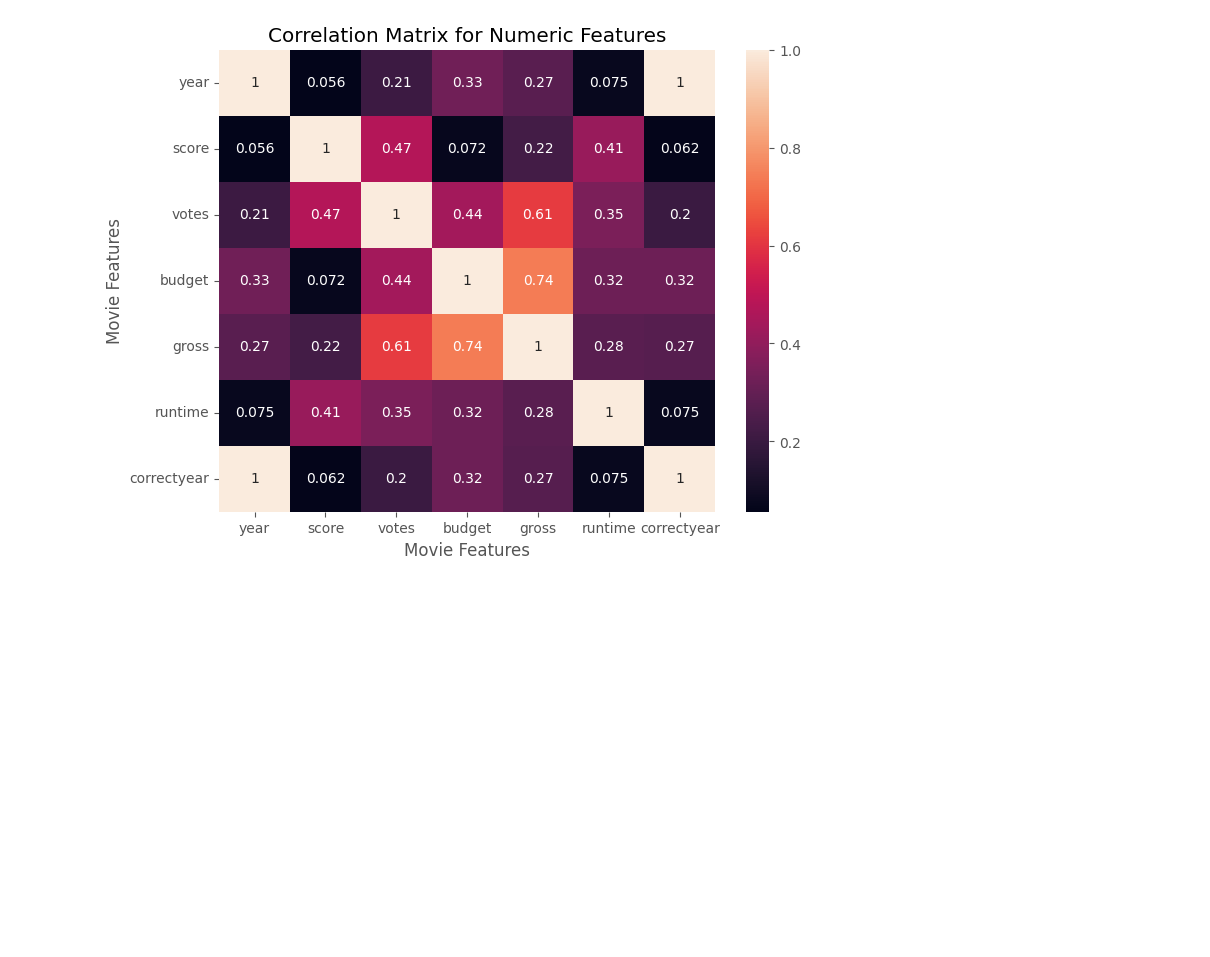
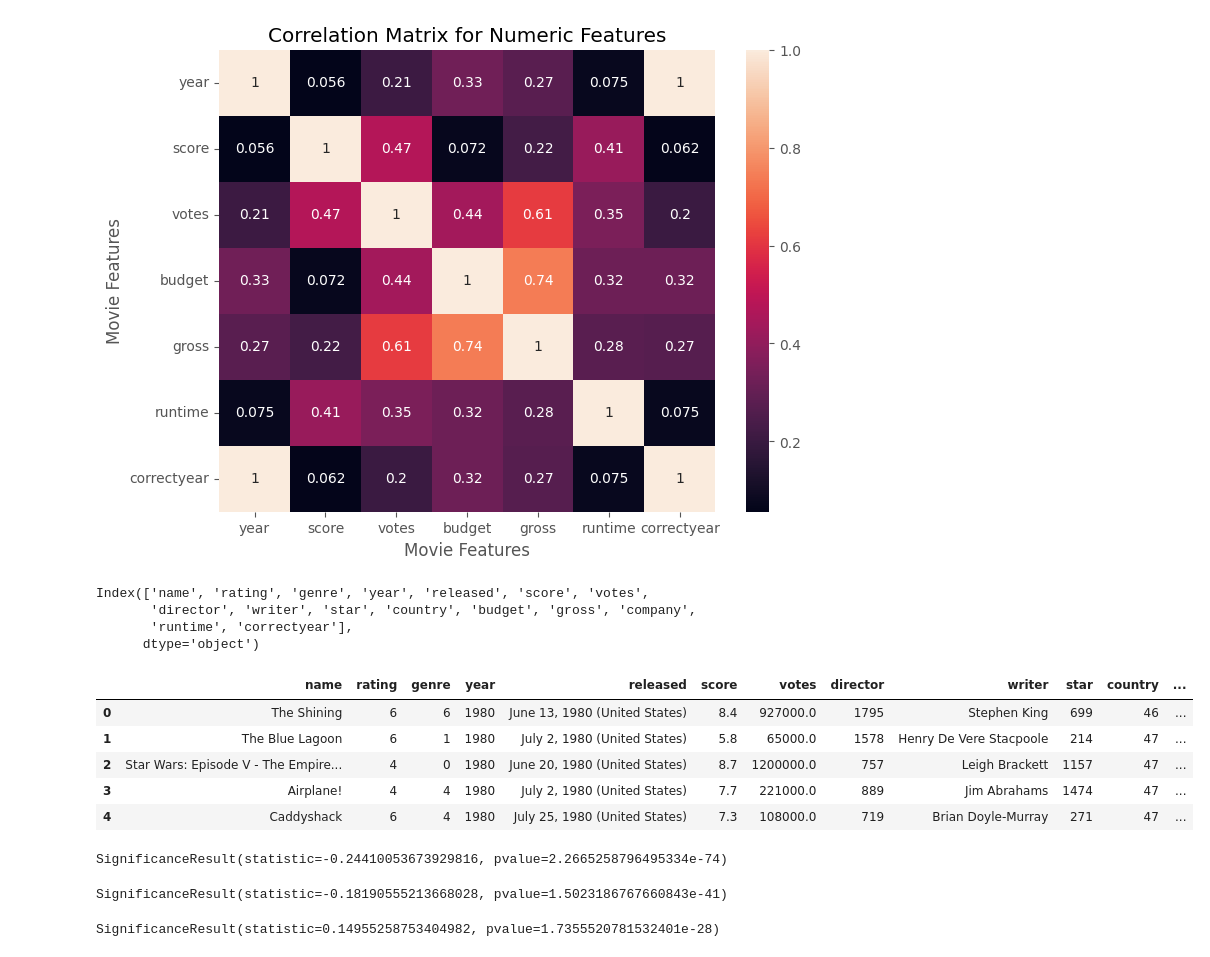
Before and after one commit to ShanmugavelGs/Data-Analysis-Projects, a Jupyter notebook: Correlation.ipynb, the cells around one changed output. Drawn from its saved outputs; the diff is of its cells as text; code cells hidden in the pictures; blank space fills up the shorter version.

```diff
--- a/Correlation.ipynb
+++ b/Correlation.ipynb
@@ -197,0 +195,29 @@ plt.show()
+# %%
+
+le = preprocessing.LabelEncoder()
+df['genre'] = le.fit_transform(df['genre'])
+df['rating']= le.fit_transform(df['rating'])
+df['country']= le.fit_transform(df['country'])
+df['company']= le.fit_transform(df['company'])
+df['director']= le.fit_transform(df['director'])
+df['star']= le.fit_transform(df['star'])
+# %%
+df.columns
+# %% [output]
+Index(['name', 'rating', 'genre', 'year', 'released', 'score', 'votes',
+       'director', 'writer', 'star', 'country', 'budget', 'gross', 'company',
+       'runtime', 'correctyear'],
+      dtype='object')
+# %%
+df.head()
+# %% [output]
+|  | name | rating | genre | year | released | score | votes | director | writer | star | country | ... |
+| 0 | The Shining | 6 | 6 | 1980 | June 13, 1980 (United States) | 8.4 | 927000.0 | 1795 | Stephen King | 699 | 46 | ... |
+| 1 | The Blue Lagoon | 6 | 1 | 1980 | July 2, 1980 (United States) | 5.8 | 65000.0 | 1578 | Henry De Vere Stacpoole | 214 | 47 | ... |
+| 2 | Star Wars: Episode V - The Empire... | 4 | 0 | 1980 | June 20, 1980 (United States) | 8.7 | 1200000.0 | 757 | Leigh Brackett | 1157 | 47 | ... |
+| 3 | Airplane! | 4 | 4 | 1980 | July 2, 1980 (United States) | 7.7 | 221000.0 | 889 | Jim Abrahams | 1474 | 47 | ... |
+| 4 | Caddyshack | 6 | 4 | 1980 | July 25, 1980 (United States) | 7.3 | 108000.0 | 719 | Brian Doyle-Murray | 271 | 47 | ... |
+# %%
+stats.pointbiserialr(df['genre'], df['gross'])
+# %% [output]
+SignificanceResult(statistic=-0.24410053673929816, pvalue=2.2665258796495334e-74)
@@ -197,0 +226,4 @@ plt.show()
+# %%
+stats.pointbiserialr(df['rating'], df['gross'])
+# %% [output]
+SignificanceResult(statistic=-0.18190555213668028, pvalue=1.5023186767660843e-41)
@@ -197,0 +232,4 @@ plt.show()
+# %%
+stats.pointbiserialr(df['company'], df['gross'])
+# %% [output]
+SignificanceResult(statistic=0.14955258753404982, pvalue=1.7355520781532401e-28)
```
Also changed, not shown: parts of 15 cells of this notebook.
